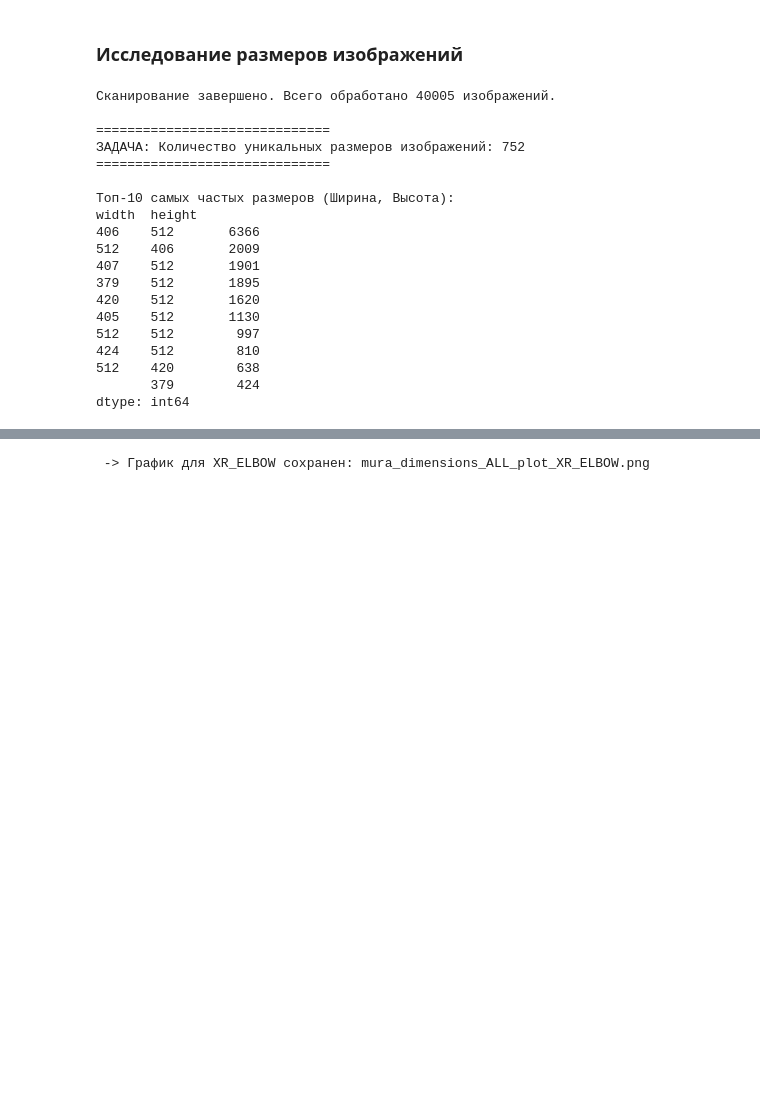
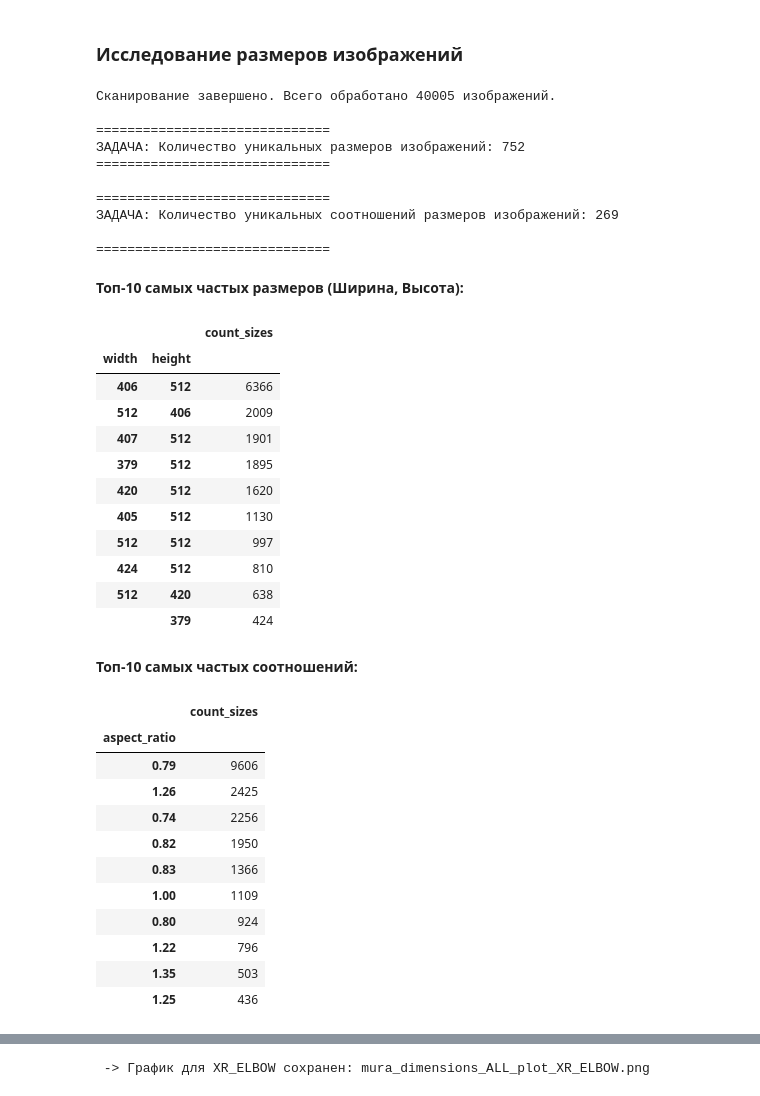
Before and after one commit to Year-project-team-2-Topic-12/Project2025, a Jupyter notebook: EDA.ipynb, the cells around one changed output, grey strips where cells are left out. Drawn from its saved outputs; the diff is of its cells as text; code cells hidden in the pictures; blank space fills up the shorter version.

```diff
--- a/MURA_Project.ipynb
+++ b/EDA.ipynb
@@ -310,6 +310,10 @@ import matplotlib.pyplot as plt
 # %% [markdown]
 ### Исследование размеров изображений
 # %%
+from IPython.display import Markdown
+#### 1. Анализ уникальных размеров
+unique_sizes = df_dimensions[['width', 'height']].drop_duplicates()
+num_unique_sizes = len(unique_sizes)
 def get_body_part_from_path(file_path_str):
     parts = Path(file_path_str).parts
     for i, part in enumerate(parts):
@@ -335,47 +339,80 @@ def analyze_dataset_dimensions(base_dir):
 
                 # 3. Сохраняем данные
                 image_data.append({
                     'path': file_path,
                     'body_part': body_part,
                     'width': width,
                     'height': height
                 })
                 file_count += 1
     print(f"Сканирование завершено. Всего обработано {file_count} изображений.")
 
     df = pd.DataFrame(image_data)
     return df
 
 df_dimensions = analyze_dataset_dimensions(DATA_ROOT)
 
 #### 1. Анализ уникальных размеров
 unique_sizes = df_dimensions[['width', 'height']].drop_duplicates()
 num_unique_sizes = len(unique_sizes)
-
+df_dimensions['aspect_ratio'] = (df_dimensions['width'] / df_dimensions['height']).round(2)
 print("\n" + "="*30)
 print(f"ЗАДАЧА: Количество уникальных размеров изображений: {num_unique_sizes}")
 print("="*30)
+print("\n" + "="*30)
+print(f"ЗАДАЧА: Количество уникальных соотношений размеров изображений: {len(df_dimensions['aspect_ratio'].unique())}")
+print("\n" + "="*30)
 
-# Топ-10 самых частых размеров
-print("\nТоп-10 самых частых размеров (Ширина, Высота):")
-print(df_dimensions.groupby(['width', 'height']).size().nlargest(10))
+
+# 2. Соотношения сторон и размеры - вывод
+display(Markdown("**Топ-10 самых частых размеров (Ширина, Высота):**"))
+display(df_dimensions.groupby(['width', 'height']).size().nlargest(10).to_frame('count_sizes'))
+display(Markdown("**Топ-10 самых частых соотношений:**"))
+display(df_dimensions.groupby(['aspect_ratio']).size().nlargest(10).to_frame('count_sizes'))
+
+ar_stats = (
+    df_dimensions.groupby('aspect_ratio')
+    .size()
+    .to_frame('count')
+    .assign(percent=lambda x: (x['count'] / len(df_dimensions) * 100).round(2))
+    .sort_values('count', ascending=False)
+)
+
+ar_stats.to_csv("aspect_ratio_stats.csv", index=True)
 # %% [output]
 Сканирование завершено. Всего обработано 40005 изображений.
 
 ==============================
 ЗАДАЧА: Количество уникальных размеров изображений: 752
 ==============================
 
-Топ-10 самых частых размеров (Ширина, Высота):
-width  height
-406    512       6366
-512    406       2009
-407    512       1901
-379    512       1895
-420    512       1620
-405    512       1130
-512    512        997
-424    512        810
-512    420        638
-       379        424
-dtype: int64
+==============================
+ЗАДАЧА: Количество уникальных соотношений размеров изображений: 269
+
+==============================
+**Топ-10 самых частых размеров (Ширина, Высота):**
+|  |  | count_sizes |
+| width | height |  |
+| 406 | 512 | 6366 |
+| 512 | 406 | 2009 |
+| 407 | 512 | 1901 |
+| 379 | 512 | 1895 |
+| 420 | 512 | 1620 |
+| 405 | 512 | 1130 |
+| 512 | 512 | 997 |
+| 424 | 512 | 810 |
+| 512 | 420 | 638 |
+|  | 379 | 424 |
+**Топ-10 самых частых соотношений:**
+|  | count_sizes |
+| aspect_ratio |  |
+| 0.79 | 9606 |
+| 1.26 | 2425 |
+| 0.74 | 2256 |
+| 0.82 | 1950 |
+| 0.83 | 1366 |
+| 1.00 | 1109 |
+| 0.80 | 924 |
+| 1.22 | 796 |
+| 1.35 | 503 |
+| 1.25 | 436 |
```
Also changed, not shown: parts of 12 cells of this notebook, 1 other file.
